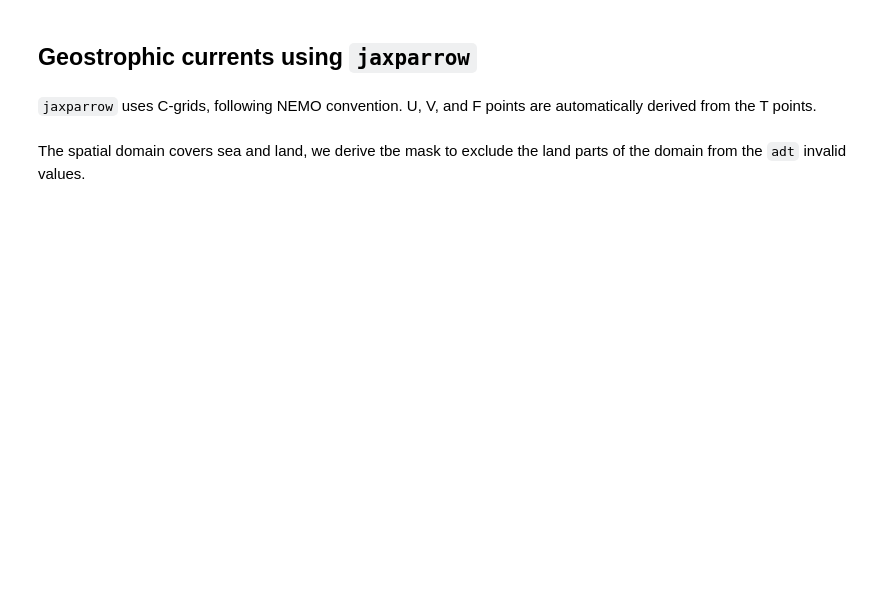
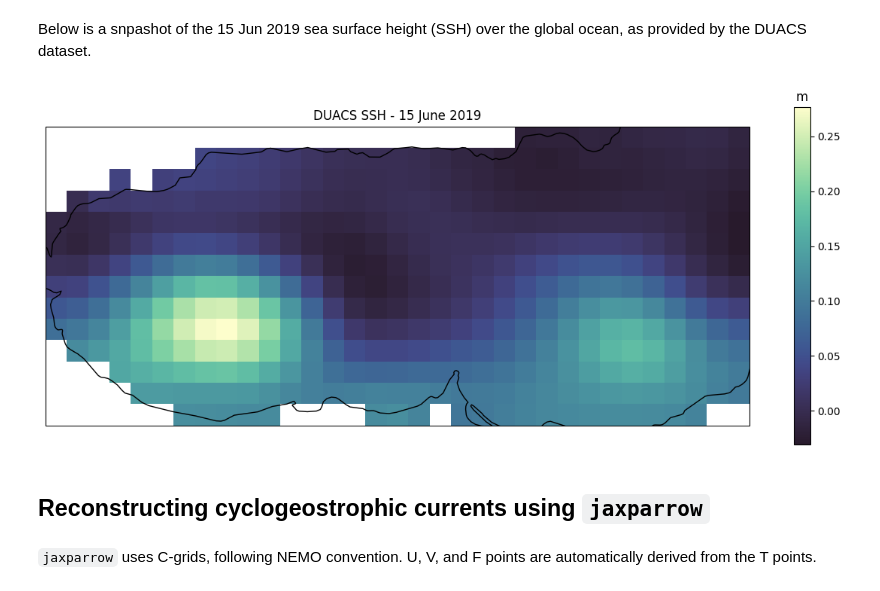
Before and after one commit to meom-group/jaxparrow, a Jupyter notebook: docs/examples/duacs.ipynb, the cells around one changed output. Saved outputs shown, nothing was run; the diff lists cells and outputs as text; code cells hidden in the pictures; blank space fills up the shorter version.

```diff
--- a/docs/examples/duacs.ipynb
+++ b/docs/examples/duacs.ipynb
@@ -60,0 +31,8 @@ plt.show()
+# %%
+dataset_options = {
+    "dataset_id": "cmems_obs-sl_glo_phy-ssh_my_allsat-l4-duacs-0.125deg_P1D",
+    "variables": ["adt", "ugos", "vgos"],
+    "start_datetime": "2019-06-01T00:00:00",
+    "end_datetime": "2019-06-30T23:59:59"
+}
+duacs_ds = cm.open_dataset(**dataset_options)
@@ -61,4 +42,22 @@ plt.show()
+# %% [markdown]
+Below is a snpashot of the 15 Jun 2019 sea surface height (SSH) over the global ocean, as provided by the DUACS dataset.
+# %%
+ds = duacs_ds.sel(time=np.datetime64("2019-06-15T00:00:00"))
+
+fig, ax = plt.subplots(subplot_kw={"projection": ccrs.PlateCarree()}, figsize=(12, 5))
+
+ax.set_title("DUACS SSH - 15 June 2019")
+im = ax.pcolormesh(ds.longitude, ds.latitude, ds.adt, cmap=cmo.deep_r)
+ax.coastlines()
+
+clb = plt.colorbar(im, ax=ax)
+_ = clb.ax.set_title("m")
+
+fig.tight_layout()
+plt.show()
+# %% [output]
+[figure, added]
 # %% [markdown]
-## Geostrophic currents using `jaxparrow`
+## Reconstructing cyclogeostrophic currents using `jaxparrow`
 # %% [markdown]
 `jaxparrow` uses C-grids, following NEMO convention. U, V, and F points are automatically derived from the T points.
@@ -70,2 +63,0 @@ lon_t = jnp.ones((duacs_ds.latitude.size, duacs_ds.longitude.size)) * duacs_ds.l
-# %% [markdown]
-The spatial domain covers sea and land, we derive tbe mask to exclude the land parts of the domain from the `adt` invalid values.
```
Also changed, not shown: parts of 45 cells of this notebook, 2 other files.
